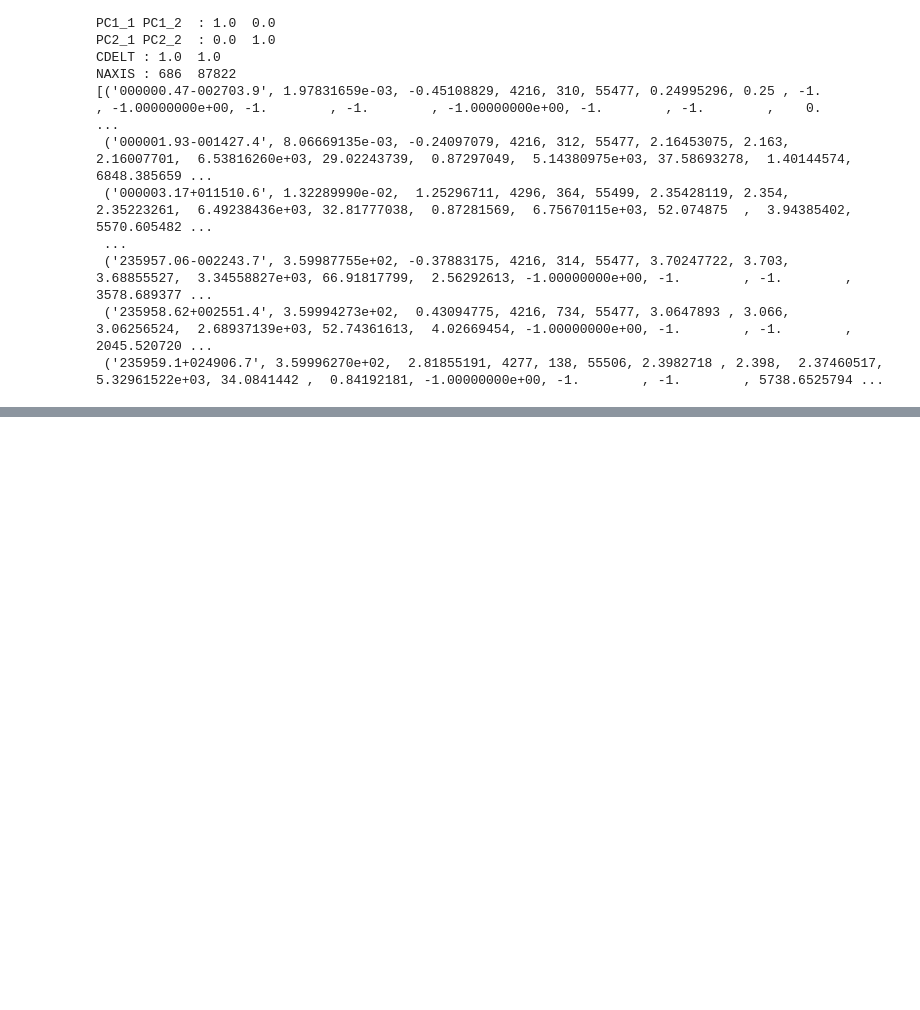
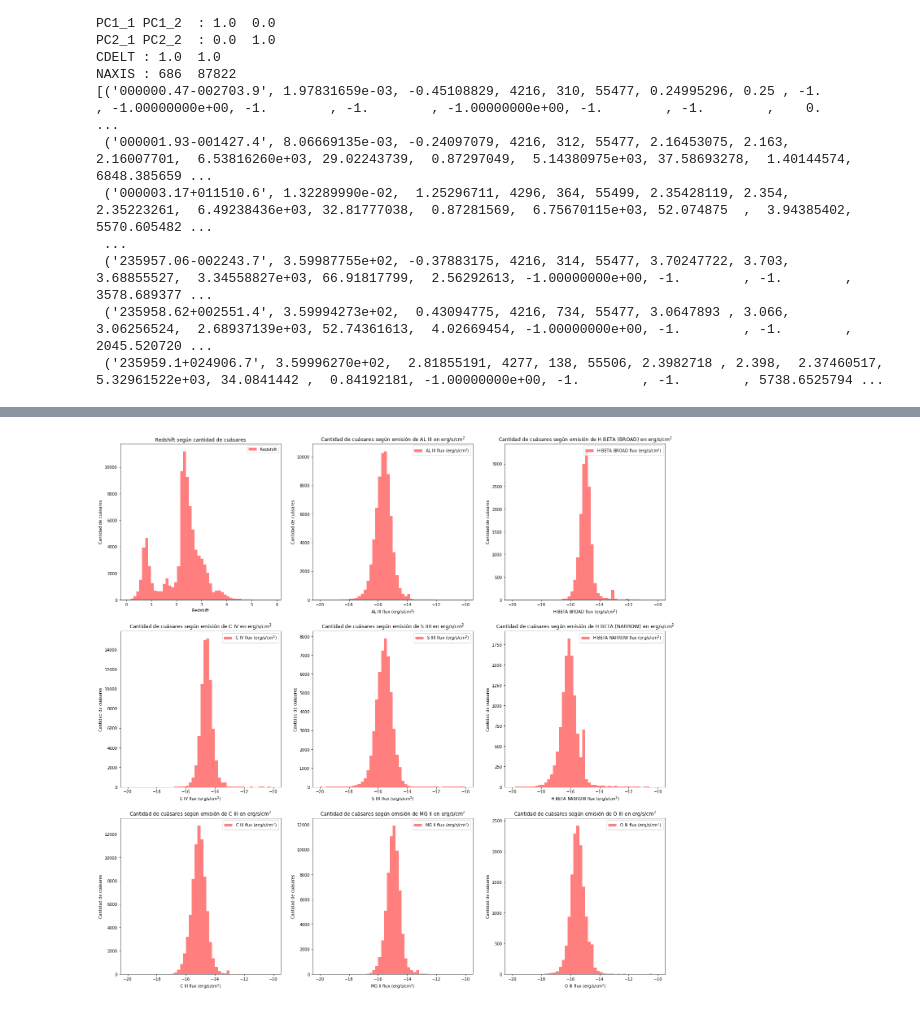
Before and after one commit to astrodatos/proyecto_aape, a Jupyter notebook: proyecto_AAPE.ipynb, the cells around one changed output, grey strips where cells are left out. Saved outputs shown, nothing was run; the diff lists cells and outputs as text; code cells hidden in the pictures; blank space fills up the shorter version.

```diff
--- a/proyecto_AAPE.ipynb
+++ b/proyecto_AAPE.ipynb
@@ -104,0 +125,82 @@ sns.pairplot(data_quasar,hue='class' , diag_kind = 'hist')
+# %%
+fig, ax = plt.subplots(figsize=(24,24), ncols=3, nrows=3)
+
+redshift = QuasarTable2['Z_VI']
+civ_flux = QuasarTable2['LOGF_CIV']
+ciii_flux = QuasarTable2['LOGF_CIII']
+aliii_flux = QuasarTable2['LOGF_ALIII']
+siiii_flux = QuasarTable2['LOGF_SIIII']
+mgii_flux = QuasarTable2['LOGF_MGII']
+bhbeta_flux = QuasarTable2['LOGF_BROAD_HB']
+nhbeta_flux = QuasarTable2['LOGF_NARROW_HB']
+oiii_flux = QuasarTable2['LOGF_OIII_5007']
+
+n = 'Cantidad de cuásares'
+
+labels = [redshift, civ_flux, ciii_flux, aliii_flux, siiii_flux, mgii_flux, bhbeta_flux, nhbeta_flux, oiii_flux]
+labels_s = ['Redshift', 'C IV flux $( \mathrm{erg/s/cm^2} )$', 'C III flux $( \mathrm{erg/s/cm^2} )$', 'AL III flux $( \mathrm{erg/s/cm^2} )$', 'S IIII flux $( \mathrm{erg/s/cm^2} )$',
+            'MG II flux $( \mathrm{erg/s/cm^2} )$', 'H BETA BROAD flux $( \mathrm{erg/s/cm^2} )$', 'H BETA NARROW flux $( \mathrm{erg/s/cm^2} )$', 'O III flux $( \mathrm{erg/s/cm^2} )$']
+
+# REDSHIFT
+ax[0,0].hist(labels[0], color='r', label=labels_s[0], alpha=0.5, bins=50)
+ax[0,0].set_title('Redshift según cantidad de cuásares')
+ax[0,0].set_xlabel(labels_s[0])
+ax[0,0].set_ylabel(n)
+ax[0,0].legend(loc='best')
+
+# C IV FLUX
+ax[1,0].hist(labels[1], color='r', label=labels_s[1], alpha=0.5, bins=50, range=(-20,-10))
+ax[1,0].set_title('Cantidad de cuásares según emisión de C IV en $ \mathrm{erg/s/cm^2} $')
+ax[1,0].set_xlabel(labels_s[1])
+ax[1,0].set_ylabel(n)
+ax[1,0].legend(loc='best')
+
+# C III FLUX
+ax[2,0].hist(labels[2], color='r', label=labels_s[2], alpha=0.5, bins=50, range=(-20,-10))
+ax[2,0].set_title('Cantidad de cuásares según emisión de C III en $ \mathrm{erg/s/cm^2} $')
+ax[2,0].set_xlabel(labels_s[2])
+ax[2,0].set_ylabel(n)
+ax[2,0].legend(loc='best')
+
+# AL III FLUX
+ax[0,1].hist(labels[3], color='r', label=labels_s[3], alpha=0.5, bins=50, range=(-20,-10))
+ax[0,1].set_title('Cantidad de cuásares según emisión de AL III en $ \mathrm{erg/s/cm^2} $')
+ax[0,1].set_xlabel(labels_s[3])
+ax[0,1].set_ylabel(n)
+ax[0,1].legend(loc='best')
+
+# S IIII FLUX
+ax[1,1].hist(labels[4], color='r', label=labels_s[4], alpha=0.5, bins=50, range=(-20,-10))
+ax[1,1].set_title('Cantidad de cuásares según emisión de S IIII en $ \mathrm{erg/s/cm^2} $')
+ax[1,1].set_xlabel(labels_s[4])
+ax[1,1].set_ylabel(n)
+ax[1,1].legend(loc='best')
+
+# MG II FLUX
+ax[2,1].hist(labels[5], color='r', label=labels_s[5], alpha=0.5, bins=50, range=(-20,-10))
+ax[2,1].set_title('Cantidad de cuásares según emisión de MG II en $ \mathrm{erg/s/cm^2} $')
+ax[2,1].set_xlabel(labels_s[5])
+ax[2,1].set_ylabel(n)
+ax[2,1].legend(loc='best')
+
+# BROAD H BETA FLUX
+ax[0,2].hist(labels[6], color='r', label=labels_s[6], alpha=0.5, bins=50, range=(-20,-10))
+ax[0,2].set_title('Cantidad de cuásares según emisión de H BETA (BROAD) en $ \mathrm{erg/s/cm^2} $')
+ax[0,2].set_xlabel(labels_s[6])
+ax[0,2].set_ylabel(n)
+ax[0,2].legend(loc='best')
+
+# NARROW H BETA FLUX
+ax[1,2].hist(labels[7], color='r', label=labels_s[7], alpha=0.5, bins=50, range=(-20,-10))
+ax[1,2].set_title('Cantidad de cuásares según emisión de H BETA (NARROW) en $ \mathrm{erg/s/cm^2} $')
+ax[1,2].set_xlabel(labels_s[7])
+ax[1,2].set_ylabel(n)
+ax[1,2].legend(loc='best')
+
+# O III FLUX
+ax[2,2].hist(labels[8], color='r', label=labels_s[8], alpha=0.5, bins=50, range=(-20,-10))
+ax[2,2].set_title('Cantidad de cuásares según emisión de O III en $ \mathrm{erg/s/cm^2} $')
+ax[2,2].set_xlabel(labels_s[8])
+ax[2,2].set_ylabel(n)
+ax[2,2].legend(loc='best')
+# %% [output]
@@ -104,0 +208 @@ sns.pairplot(data_quasar,hue='class' , diag_kind = 'hist')
+[figure, added]
```
Also changed, not shown: parts of 6 cells of this notebook.
